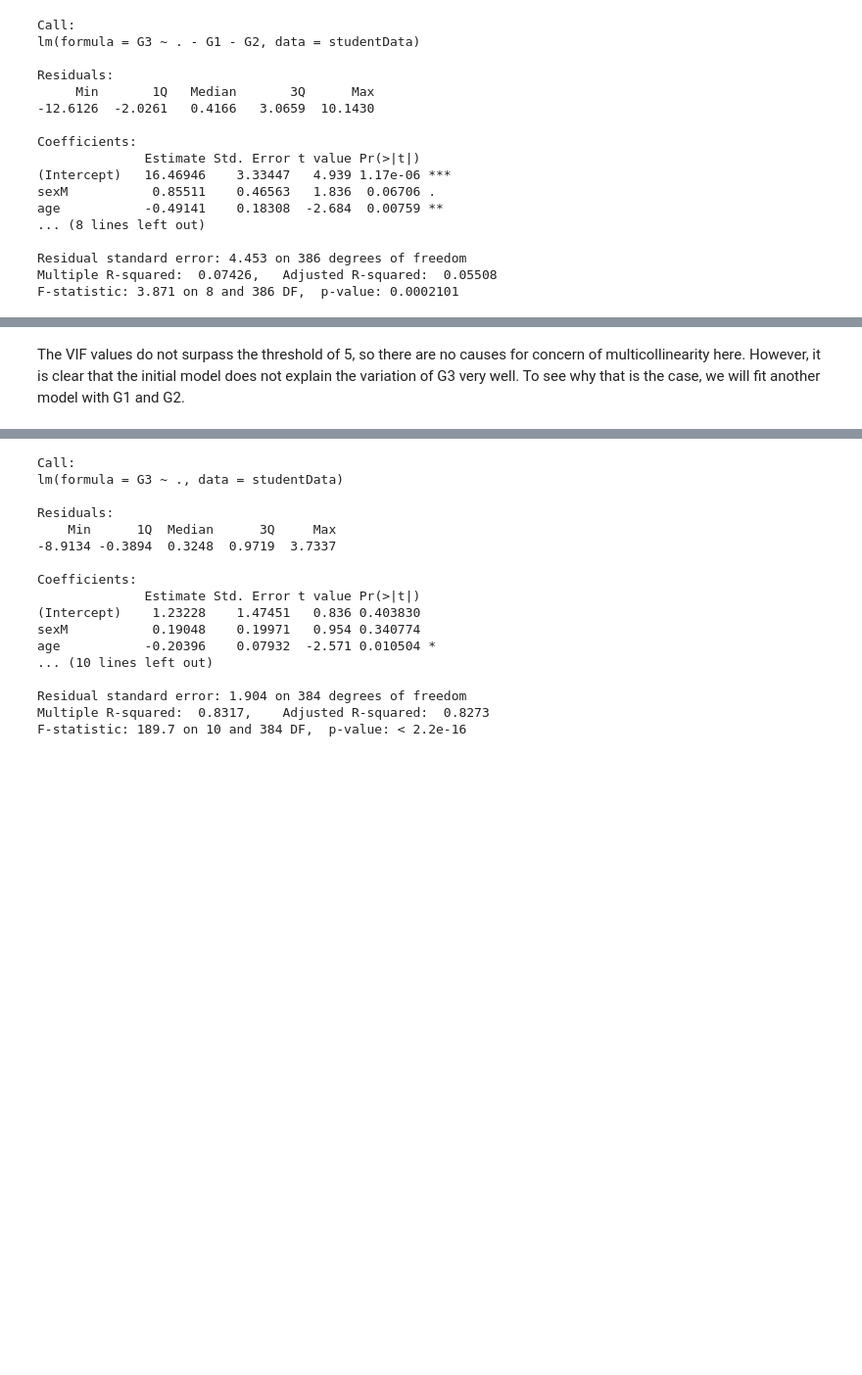
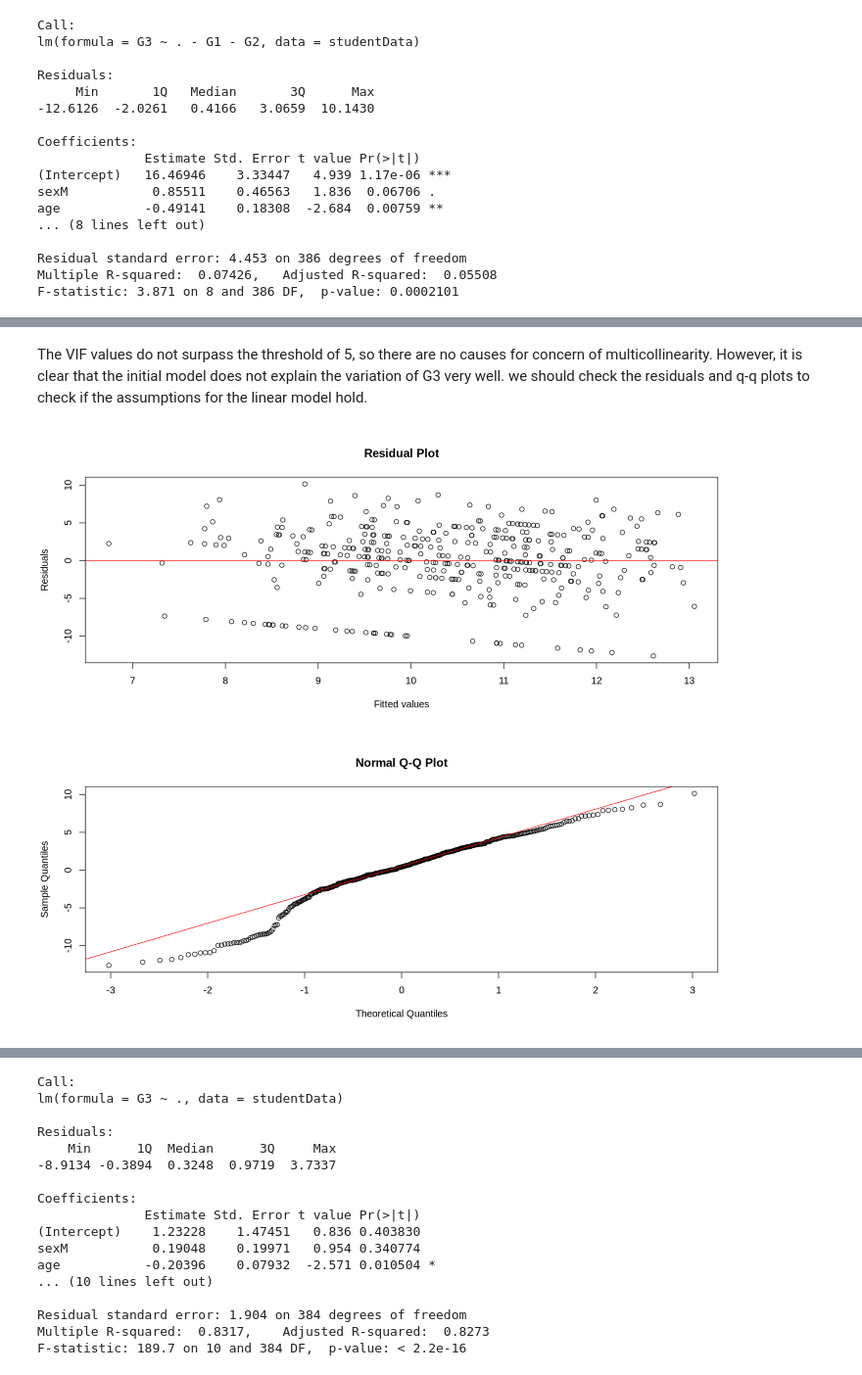
Before and after one commit to pinklily1202/S306-ResearchProject, a Jupyter notebook: Project.ipynb, the cells around one changed output, grey strips where cells are left out. Shown at 98% size. Cells and saved outputs as stored; diff of their text form; code cells hidden in the pictures; blank space fills up the shorter version.

Commit message:
Added residual and qqplots for the initial model
- allows us to make a good comparison between the initial and final model based on the diagnostic plots

```diff
--- a/Project.ipynb
+++ b/Project.ipynb
@@ -279,2 +320,15 @@ round(vif(model_initial), 4)
 # %% [markdown]
-The VIF values do not surpass the threshold of 5, so there are no causes for concern of multicollinearity here. However, it is clear that the initial model does not explain the variation of G3 very well. To see why that is the case, we will fit another model with G1 and G2.
+The VIF values do not surpass the threshold of 5, so there are no causes for concern of multicollinearity. However, it is clear that the initial model does not explain the variation of G3 very well.  we should check the residuals and q-q plots to check if the assumptions for the linear model hold.
+# %%
+# Residual plot and QQ plot of model_initial
+res_init <- residuals(model_initial)
+fitted_vals_init <- fitted(model_initial)
+
+plot(fitted_vals_init, res_init, xlab = "Fitted values", ylab = "Residuals", main = "Residual Plot")
+abline(h = 0, col = "red")
+
+qqnorm(res_init, main = "Normal Q-Q Plot")
+qqline(res_init, col = "red")
+# %% [output]
+[figure, added]
+[figure, added]
```
Also changed, not shown: parts of 11 cells of this notebook.
